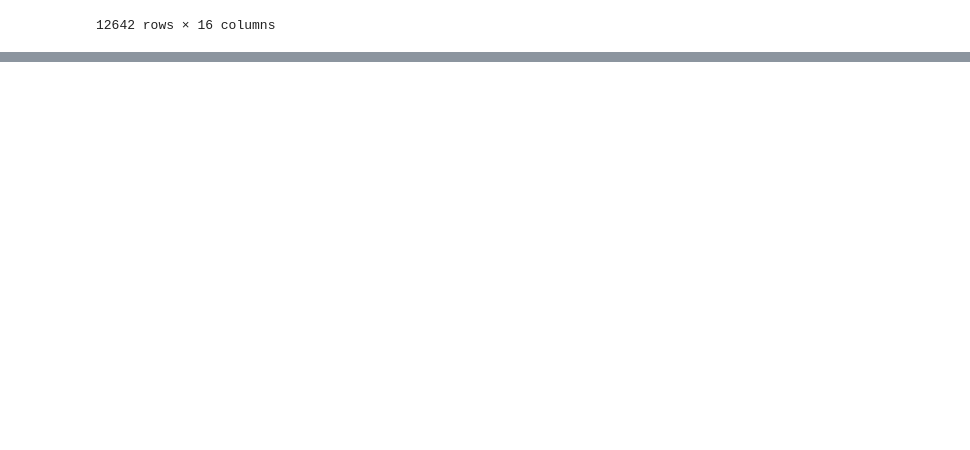
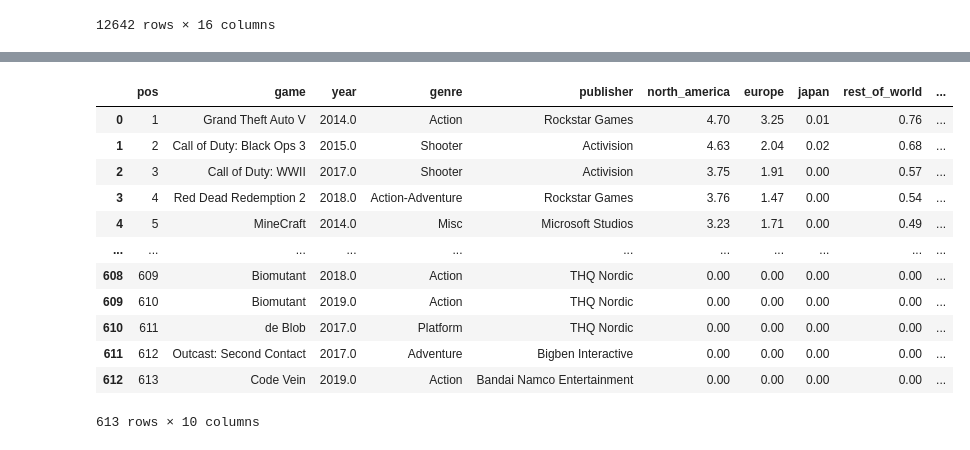
Before and after one commit to mrcslx/game_sales, a Jupyter notebook: scripts/01_cleaning.ipynb, the cells around one changed output, grey strips where cells are left out. Drawn from its saved outputs; the diff is of its cells as text; code cells hidden in the pictures; blank space fills up the shorter version.

```diff
--- a/scripts/01_cleaning.ipynb
+++ b/scripts/01_cleaning.ipynb
@@ -150,0 +247,16 @@ sales_joined = sales_2019.merge(sales_2016, how='left', on=['name', 'platform'])
+# %%
+sales_xbox
+# %% [output]
+|  | pos | game | year | genre | publisher | north_america | europe | japan | rest_of_world | ... |
+| 0 | 1 | Grand Theft Auto V | 2014.0 | Action | Rockstar Games | 4.70 | 3.25 | 0.01 | 0.76 | ... |
+| 1 | 2 | Call of Duty: Black Ops 3 | 2015.0 | Shooter | Activision | 4.63 | 2.04 | 0.02 | 0.68 | ... |
+| 2 | 3 | Call of Duty: WWII | 2017.0 | Shooter | Activision | 3.75 | 1.91 | 0.00 | 0.57 | ... |
+| 3 | 4 | Red Dead Redemption 2 | 2018.0 | Action-Adventure | Rockstar Games | 3.76 | 1.47 | 0.00 | 0.54 | ... |
+| 4 | 5 | MineCraft | 2014.0 | Misc | Microsoft Studios | 3.23 | 1.71 | 0.00 | 0.49 | ... |
+| ... | ... | ... | ... | ... | ... | ... | ... | ... | ... | ... |
+| 608 | 609 | Biomutant | 2018.0 | Action | THQ Nordic | 0.00 | 0.00 | 0.00 | 0.00 | ... |
+| 609 | 610 | Biomutant | 2019.0 | Action | THQ Nordic | 0.00 | 0.00 | 0.00 | 0.00 | ... |
+| 610 | 611 | de Blob | 2017.0 | Platform | THQ Nordic | 0.00 | 0.00 | 0.00 | 0.00 | ... |
+| 611 | 612 | Outcast: Second Contact | 2017.0 | Adventure | Bigben Interactive | 0.00 | 0.00 | 0.00 | 0.00 | ... |
+| 612 | 613 | Code Vein | 2019.0 | Action | Bandai Namco Entertainment | 0.00 | 0.00 | 0.00 | 0.00 | ... |
+613 rows × 10 columns
```
Also changed, not shown: parts of 8 cells of this notebook.
